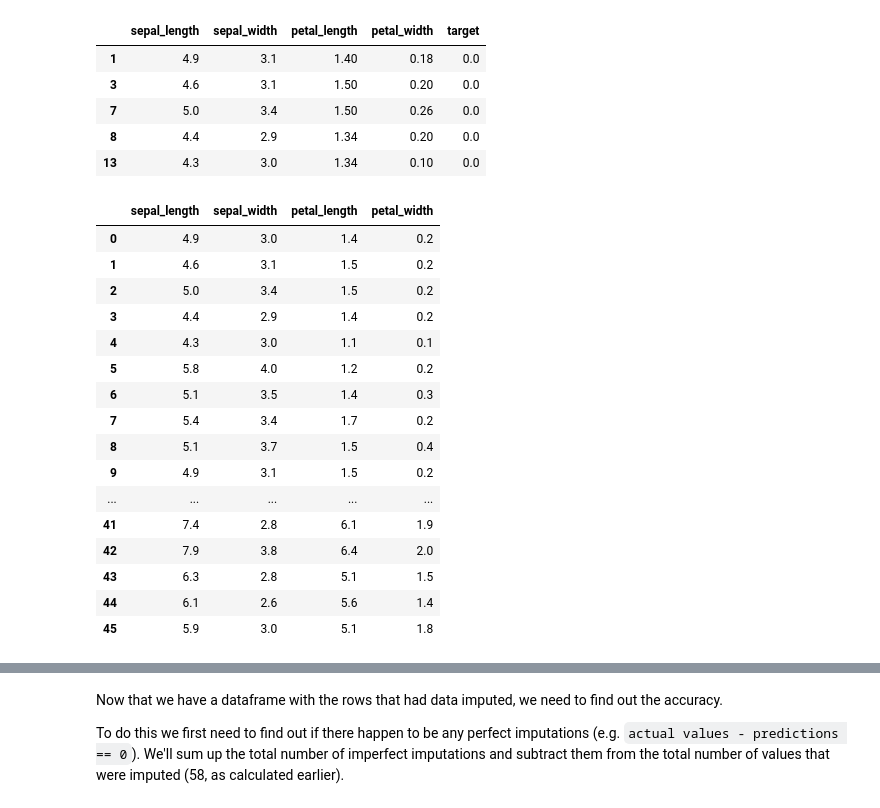
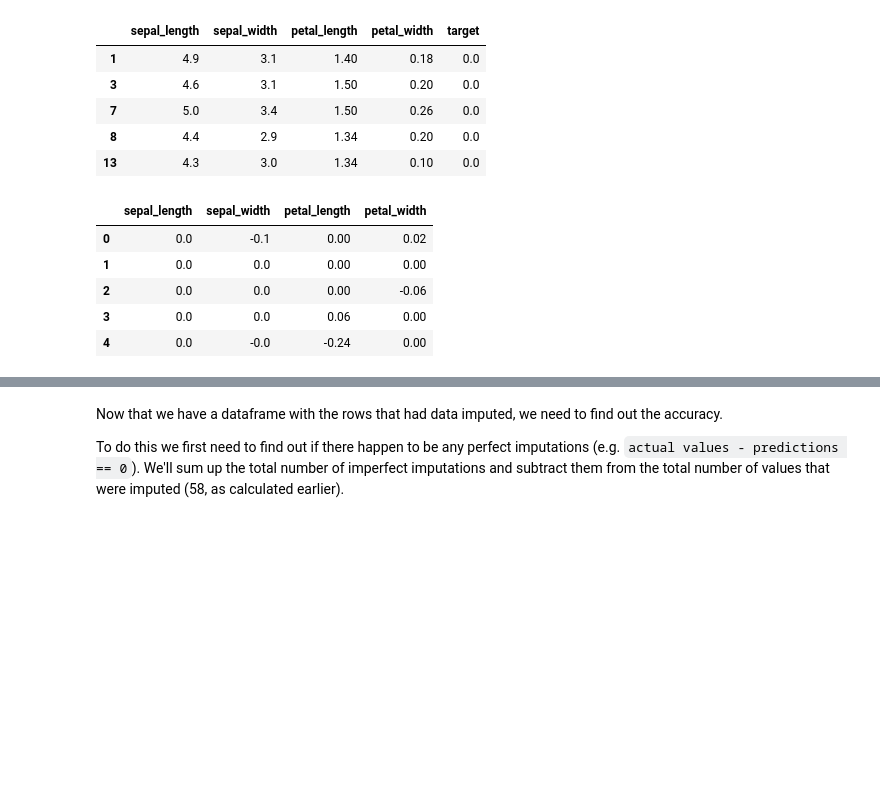
Before and after one commit to bmauss/KNN_Imputation_Evaluation, a Jupyter notebook: KNN Imputation- Iris.ipynb, the cells around one changed output, grey strips where cells are left out. Cells and saved outputs as stored; diff of their text form; code cells hidden in the pictures; blank space fills up the shorter version.

```diff
--- a/KNN Imputation- Iris.ipynb
+++ b/KNN Imputation- Iris.ipynb
@@ -121,11 +121,11 @@ np.random.seed(42)
 features = ['sepal_length', 'sepal_width', 'petal_length', 'petal_width']
 
 # Inserting NaN values into Experiment Group
-index = []
 for col in scaled_iris[features]:
     # Every cell has a 10% chance of being selected
     # Rows may be selected more than once
-    scaled_iris.loc[iris_exp.sample(frac=0.1, replace=True).index, col] = np.nan
+    scaled_iris.loc[scaled_iris.sample(frac=0.1, replace=True).index,
+                                                                col] = np.nan
 
 scaled_iris.info()
 # %% [output]
@@ -260,25 +260,18 @@ test_iris.head()
 # %%
 # Resetting indexes of test_iris and answer_key for iteration
 test_iris = test_iris.reset_index()
 test_iris.drop(['index', 'target'], axis=1, inplace=True)
 answer_key = answer_key.reset_index()
 answer_key.drop(['index', 'target'], axis=1, inplace=True)
-answer_key
+
+# Calculate results
+results = pd.DataFrame((round((answer_key - test_iris), 3)))
+
+results.head()
 # %% [output]
 |  | sepal_length | sepal_width | petal_length | petal_width |
-| 0 | 4.9 | 3.0 | 1.4 | 0.2 |
-| 1 | 4.6 | 3.1 | 1.5 | 0.2 |
-| 2 | 5.0 | 3.4 | 1.5 | 0.2 |
-| 3 | 4.4 | 2.9 | 1.4 | 0.2 |
-| 4 | 4.3 | 3.0 | 1.1 | 0.1 |
-| 5 | 5.8 | 4.0 | 1.2 | 0.2 |
-| 6 | 5.1 | 3.5 | 1.4 | 0.3 |
-| 7 | 5.4 | 3.4 | 1.7 | 0.2 |
-| 8 | 5.1 | 3.7 | 1.5 | 0.4 |
-| 9 | 4.9 | 3.1 | 1.5 | 0.2 |
-| ... | ... | ... | ... | ... |
-| 41 | 7.4 | 2.8 | 6.1 | 1.9 |
-| 42 | 7.9 | 3.8 | 6.4 | 2.0 |
-| 43 | 6.3 | 2.8 | 5.1 | 1.5 |
-| 44 | 6.1 | 2.6 | 5.6 | 1.4 |
-| 45 | 5.9 | 3.0 | 5.1 | 1.8 |
+| 0 | 0.0 | -0.1 | 0.00 | 0.02 |
+| 1 | 0.0 | 0.0 | 0.00 | 0.00 |
+| 2 | 0.0 | 0.0 | 0.00 | -0.06 |
+| 3 | 0.0 | 0.0 | 0.06 | 0.00 |
+| 4 | 0.0 | -0.0 | -0.24 | 0.00 |
```
Also changed, not shown: parts of 3 cells of this notebook, 14 other files.
